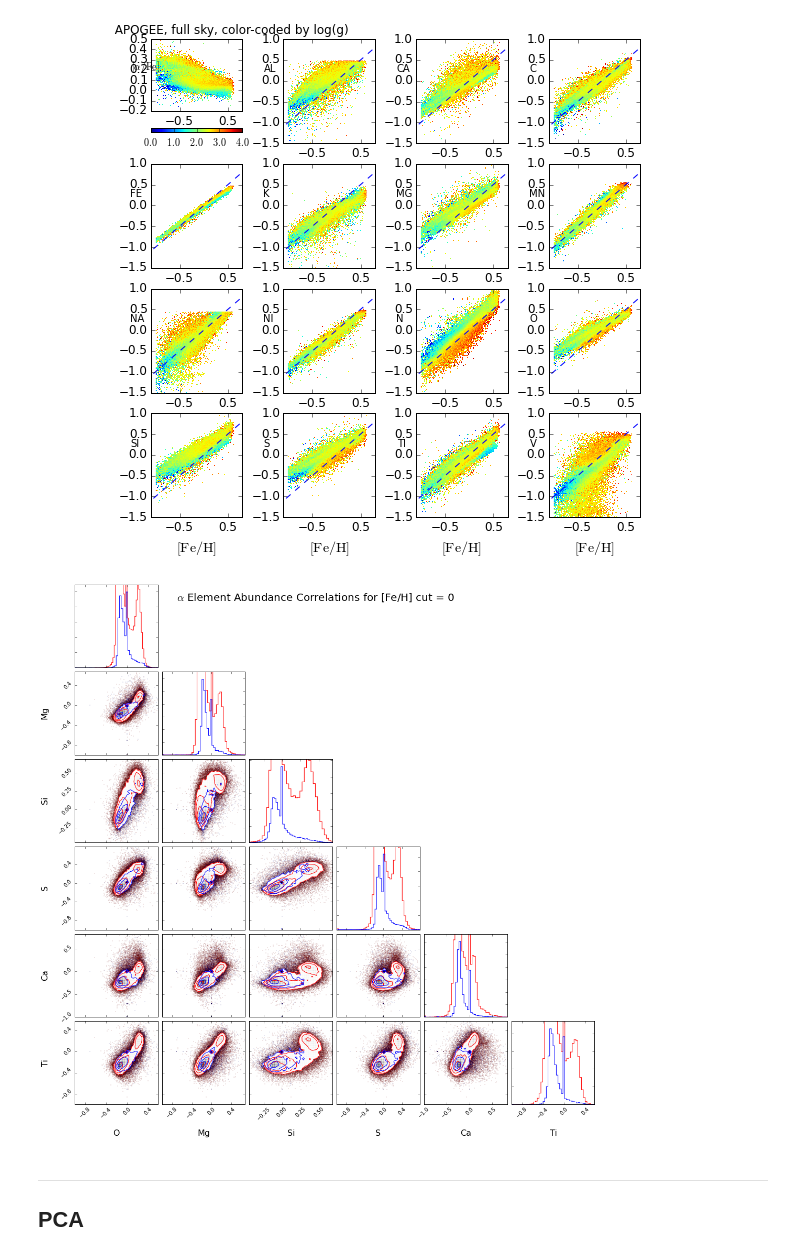
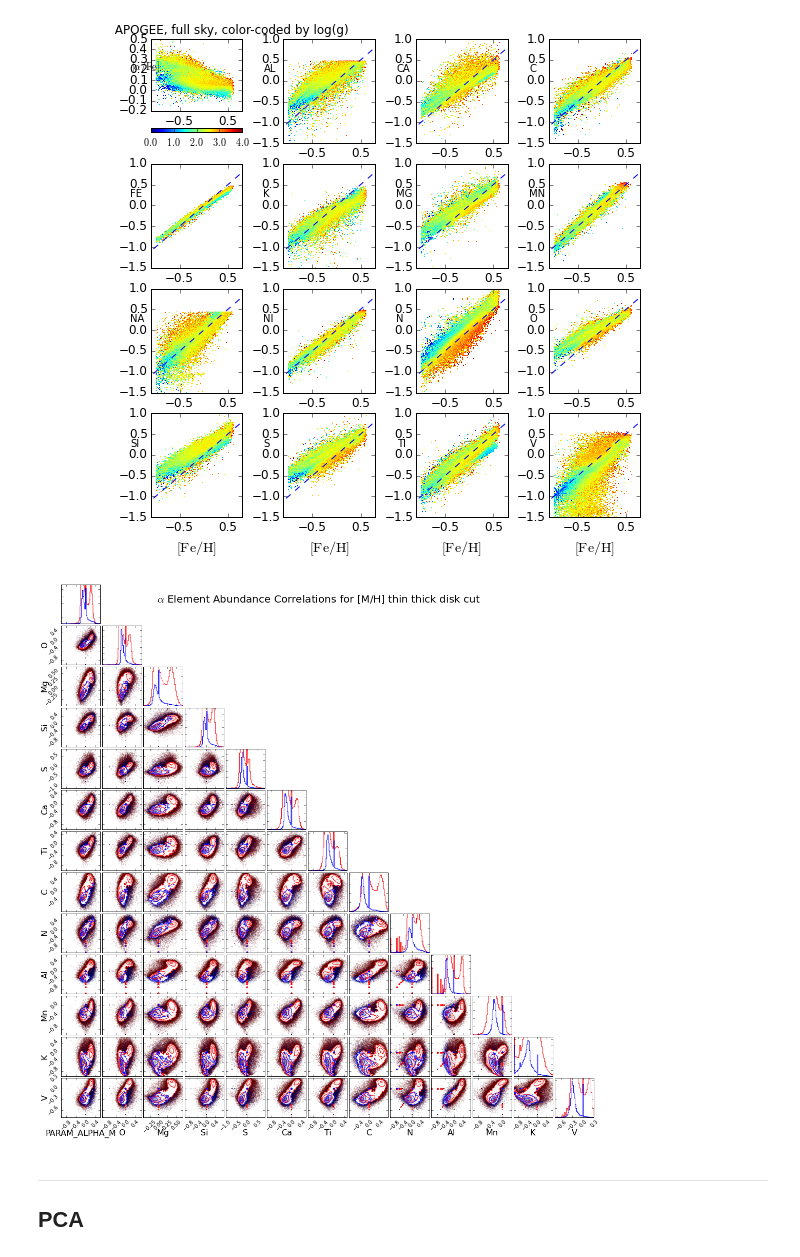
Before and after one commit to 2015ASTR511/EXD, a Jupyter notebook: apogee_pca.ipynb, the cells around one changed output. Saved outputs shown, nothing was run; the diff lists cells and outputs as text; code cells hidden in the pictures.

Commit message:
updated 2D color plots with zeljko suggestions'

```diff
--- a/apogee_pca.ipynb
+++ b/apogee_pca.ipynb
@@ -302,35 +302,39 @@ arr0 =  (dataOK['O_H'], dataOK['MG_H'], dataOK['SI_H'], dataOK['S_H'],
 arr = normalize( np.array(arr0).transpose() )
 # %%
-label_list = ["O", "Mg", "Si", "S", "Ca", "Ti", "C", "N", "Al",
+label_list = ["PARAM_ALPHA_M", "O", "Mg", "Si", "S", "Ca", "Ti", "C", "N", "Al",
               "Mn", "K", "V", "Ni", "Fe", "Na"]
 
 lower = 0
-upper = 6
+upper = 13
 dim = len(arr[0])
 
 K = upper - lower
 fig, axes = plt.subplots(K, K, figsize=(dim, dim))
 
 mask = dataOK["PARAM_M_H"] < 0
 
 condHalo = (dataOK["PARAM_M_H"] > -2.5) & (dataOK["PARAM_M_H"] < -1.1)
-condDisk = (dataOK["PARAM_M_H"] > -0.9) & (dataOK["PARAM_M_H"] < 0.6)
-condThin = (condDisk & (dataOK["PARAM_ALPHA_M"] > 0.0) & (dataOK["PARAM_ALPHA_M"] < 0.15))
-condThick = (condDisk & (dataOK["PARAM_ALPHA_M"] > 0.15) & (dataOK["PARAM_ALPHA_M"] < 0.35))
+condDisk = (dataOK["PARAM_M_H"] > -1.0) & (dataOK["PARAM_M_H"] < 0.6)
+condThin = (condDisk & (dataOK["PARAM_ALPHA_M"] > -0.10) & (dataOK["PARAM_ALPHA_M"] < 0.15))
+condThick = (condDisk & (dataOK["PARAM_ALPHA_M"] > 0.15) & (dataOK["PARAM_ALPHA_M"] < 0.40))
+
+
+#        thin disk:    -1.0 < [Fe/H] < 0.6   and -0.10 < [alpha/Fe] < 0.15
+#      thick disk:    -1.0 < [Fe/H] < 0.6    and  0.15 < [alpha/Fe] < 0.40
 
 
 #arrHalo = arr[mask]
 #arrDisk = arr[~mask]
 
-arrHalo = arr[condThin]
-arrDisk = arr[condThick]
+arrThin = arr[condThin]
+arrThick = arr[condThick]
 
-figure = triangle.corner(arrHalo[:,lower:upper],labels=label_list[lower:upper],fig=fig,color='red')
-figure = triangle.corner(arrDisk[:,lower:upper],labels=label_list[lower:upper],fig=fig,color='blue')
+figure = triangle.corner(arrThin[:,lower:upper],labels=label_list[lower:upper],fig=fig,color='red')
+figure = triangle.corner(arrThick[:,lower:upper],labels=label_list[lower:upper],fig=fig,color='blue')
 fig.suptitle(r"$\alpha$ Element Abundance Correlations for [M/H] thin thick disk cut",fontsize=20)
 fig.show()
 # %% [output]
-[figure, old version]
+[figure, new version]
 # %% [markdown]
 ---
 ## PCA
```
Also changed, not shown: parts of 6 cells of this notebook.
